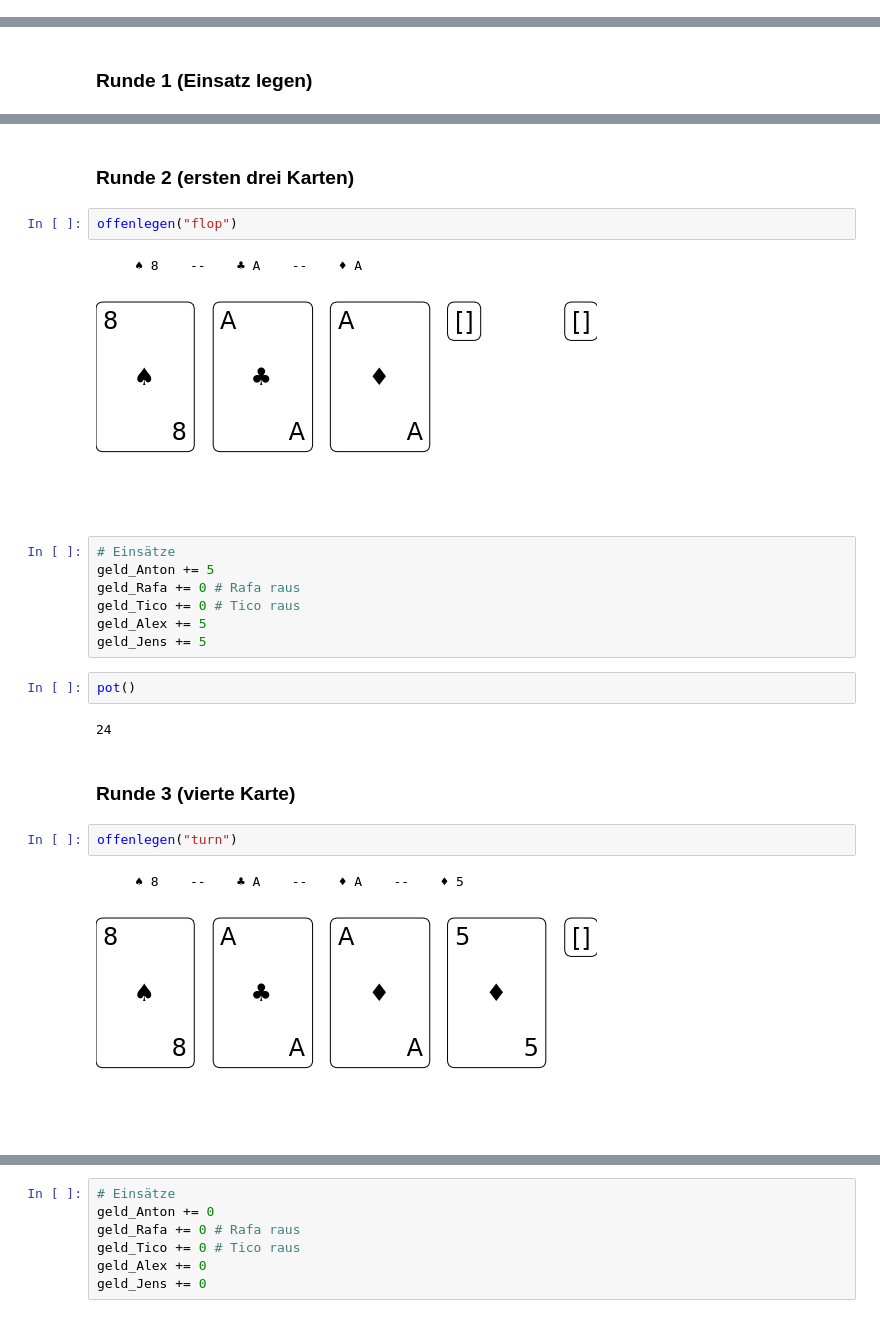
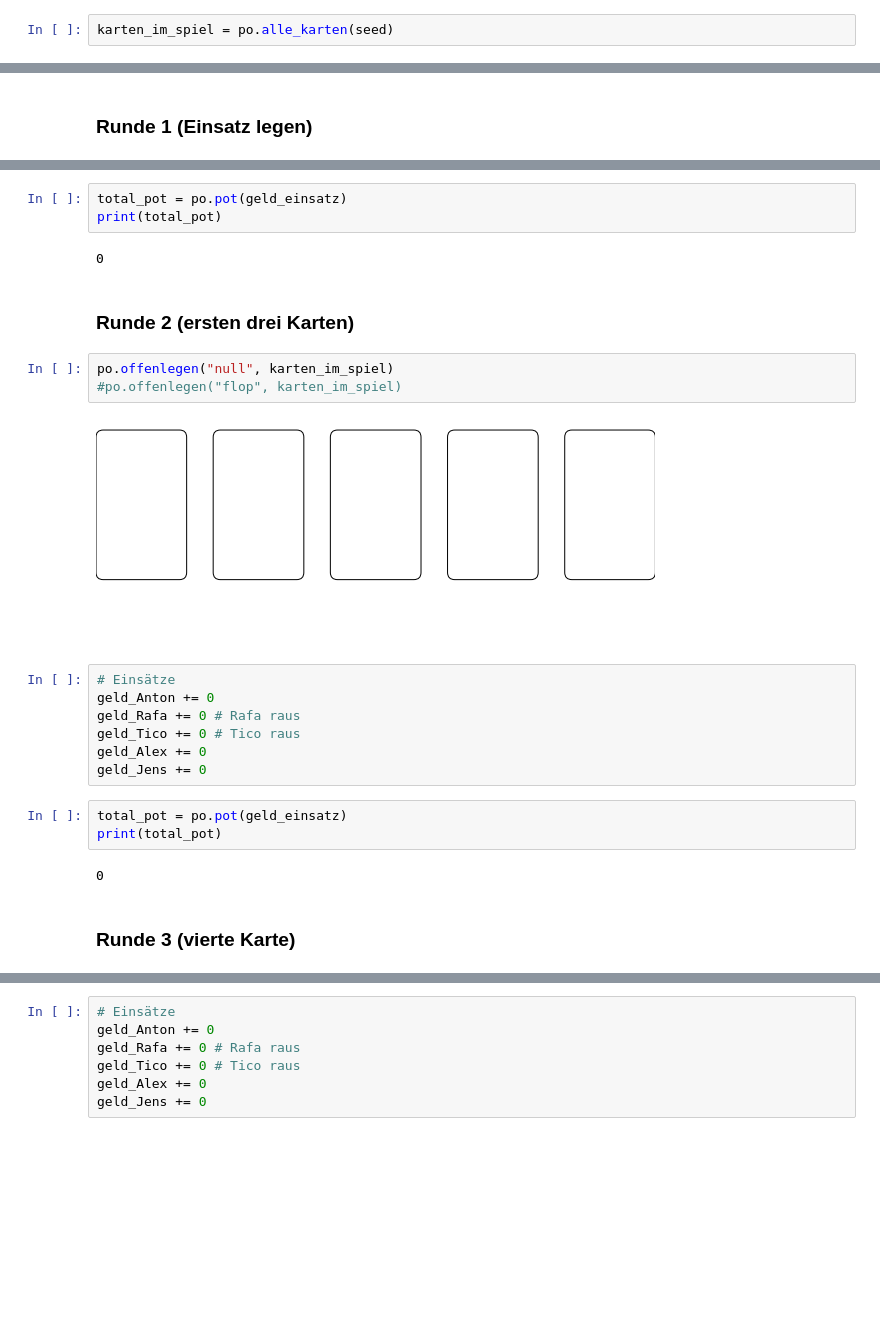
Before and after one commit to JENScoding/Lets-play-poker, a Jupyter notebook: Poker_game_dealer.ipynb, the cells around one changed output, grey strips where cells are left out. Cells and saved outputs as stored; diff of their text form; blank space fills up the shorter version.

```diff
--- a/Poker_game_dealer.ipynb
+++ b/Poker_game_dealer.ipynb
@@ -116,3 +121,5 @@ AttributeError: module 'play_poker' has no attribute 'alle_karten'
+# %%
+karten_im_spiel = po.alle_karten(seed)
 # %%
 Anton = [karten_im_spiel[Schlüssel][schlüssel1], karten_im_spiel[Schlüssel][schlüssel2]]
 Rafa = [karten_im_spiel[Schlüssel][schlüssel3], karten_im_spiel[Schlüssel][schlüssel4]]
@@ -139,25 +149,26 @@ pot()
+# %%
+total_pot = po.pot(geld_einsatz)
+print(total_pot)
+# %% [output]
+0
 # %% [markdown]
 ### Runde 2 (ersten drei Karten)
-# %%
-offenlegen("flop")
-# %% [output]
-     ♠ 8    --    ♣ A    --    ♦ A
-[figure, removed]
+# %%
+po.offenlegen("null", karten_im_spiel)
+#po.offenlegen("flop", karten_im_spiel)
+# %% [output]
+[figure, added]
 # %%
 # Einsätze
-geld_Anton += 5
+geld_Anton += 0
 geld_Rafa += 0 # Rafa raus
 geld_Tico += 0 # Tico raus
-geld_Alex += 5
-geld_Jens += 5
+geld_Alex += 0
+geld_Jens += 0
-# %%
-pot()
-# %% [output]
-24
+# %%
+total_pot = po.pot(geld_einsatz)
+print(total_pot)
+# %% [output]
+0
 # %% [markdown]
 ### Runde 3 (vierte Karte)
-# %%
-offenlegen("turn")
-# %% [output]
-     ♠ 8    --    ♣ A    --    ♦ A    --    ♦ 5
-[figure, removed]
```
Also changed, not shown: parts of 24 cells of this notebook, 2 other files.
